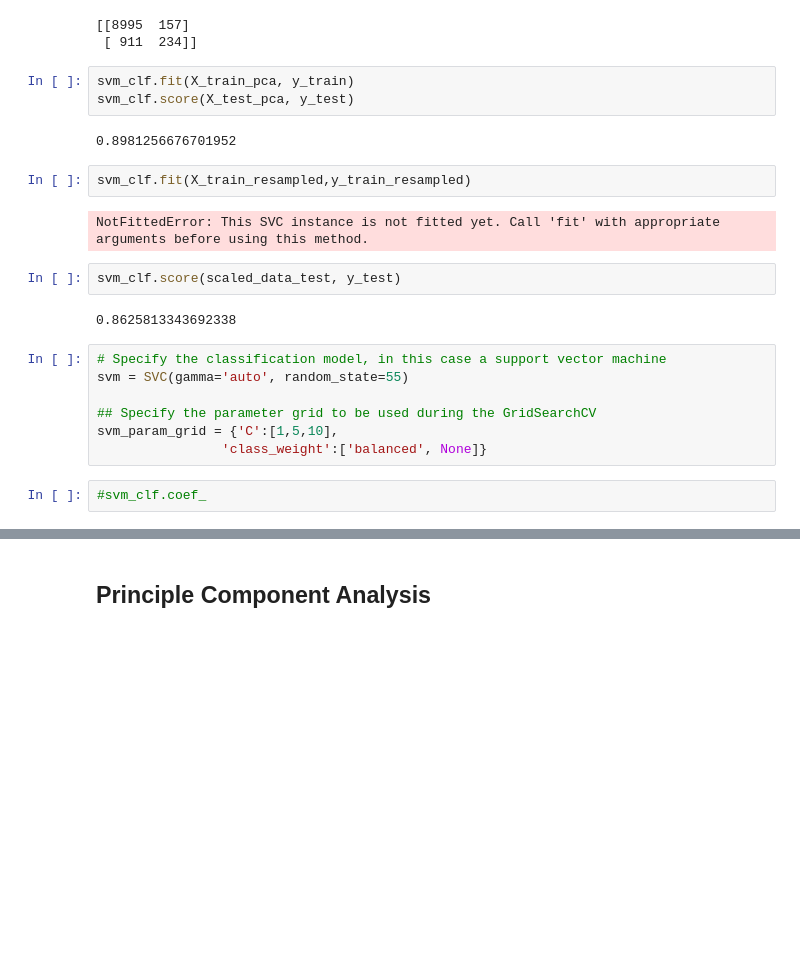
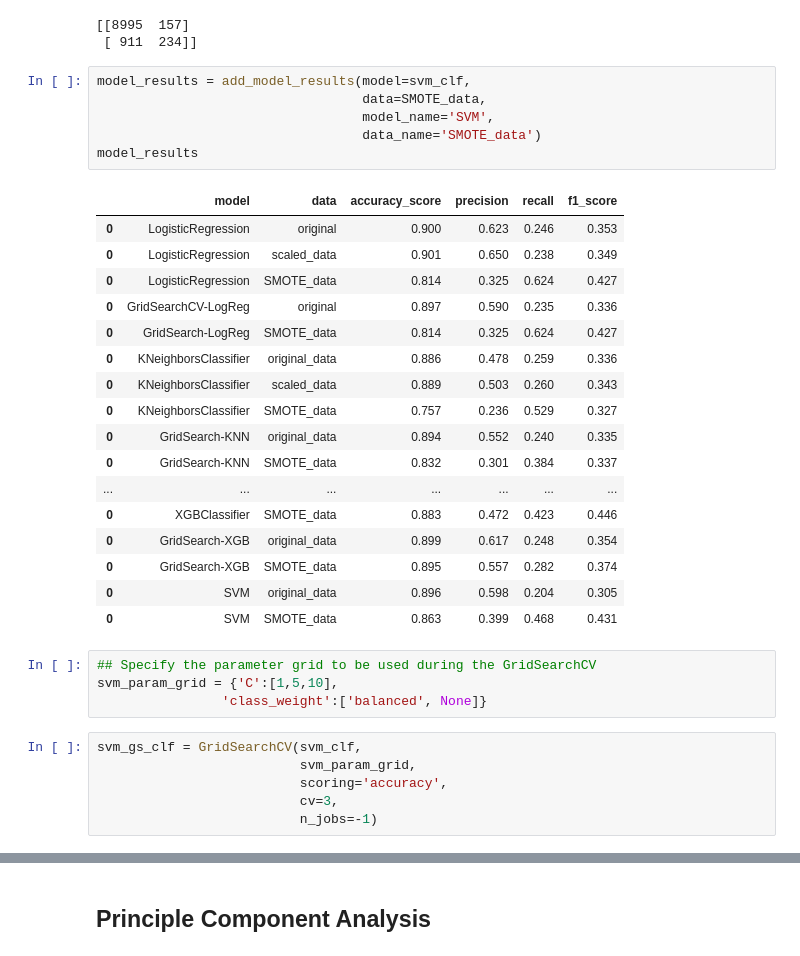
Before and after one commit to JaHerbas/bank-marketing-classification, a Jupyter notebook: Mod5_Project_Bank_Marketing_Classifier.ipynb, the cells around one changed output, grey strips where cells are left out. Cells and saved outputs as stored; diff of their text form; blank space fills up the shorter version.

Commit message:
modeling

```diff
--- a/Mod5_Project_Bank_Marketing_Classifier.ipynb
+++ b/Mod5_Project_Bank_Marketing_Classifier.ipynb
@@ -1818,25 +1818,37 @@ print(confusion_matrix(y_test, svm_clf.predict(X_test)))
 # %% [output]
 [[8995  157]
  [ 911  234]]
-# %%
-svm_clf.fit(X_train_pca, y_train)
-svm_clf.score(X_test_pca, y_test)
-# %% [output]
-0.8981256676701952
-# %%
-svm_clf.fit(X_train_resampled,y_train_resampled)
-# %% [output]
-NotFittedError: This SVC instance is not fitted yet. Call 'fit' with appropriate arguments before using this method.
-# %%
-svm_clf.score(scaled_data_test, y_test)
-# %% [output]
-0.8625813343692338
+# %%
+model_results = add_model_results(model=svm_clf,
+                                  data=SMOTE_data,
+                                  model_name='SVM',
+                                  data_name='SMOTE_data')
+model_results
+# %% [output]
+|  | model | data | accuracy_score | precision | recall | f1_score |
+| 0 | LogisticRegression | original | 0.900 | 0.623 | 0.246 | 0.353 |
+| 0 | LogisticRegression | scaled_data | 0.901 | 0.650 | 0.238 | 0.349 |
+| 0 | LogisticRegression | SMOTE_data | 0.814 | 0.325 | 0.624 | 0.427 |
+| 0 | GridSearchCV-LogReg | original | 0.897 | 0.590 | 0.235 | 0.336 |
+| 0 | GridSearch-LogReg | SMOTE_data | 0.814 | 0.325 | 0.624 | 0.427 |
+| 0 | KNeighborsClassifier | original_data | 0.886 | 0.478 | 0.259 | 0.336 |
+| 0 | KNeighborsClassifier | scaled_data | 0.889 | 0.503 | 0.260 | 0.343 |
+| 0 | KNeighborsClassifier | SMOTE_data | 0.757 | 0.236 | 0.529 | 0.327 |
+| 0 | GridSearch-KNN | original_data | 0.894 | 0.552 | 0.240 | 0.335 |
+| 0 | GridSearch-KNN | SMOTE_data | 0.832 | 0.301 | 0.384 | 0.337 |
+| ... | ... | ... | ... | ... | ... | ... |
+| 0 | XGBClassifier | SMOTE_data | 0.883 | 0.472 | 0.423 | 0.446 |
+| 0 | GridSearch-XGB | original_data | 0.899 | 0.617 | 0.248 | 0.354 |
+| 0 | GridSearch-XGB | SMOTE_data | 0.895 | 0.557 | 0.282 | 0.374 |
+| 0 | SVM | original_data | 0.896 | 0.598 | 0.204 | 0.305 |
+| 0 | SVM | SMOTE_data | 0.863 | 0.399 | 0.468 | 0.431 |
 # %%
-# Specify the classification model, in this case a support vector machine
-svm = SVC(gamma='auto', random_state=55)
-
 ## Specify the parameter grid to be used during the GridSearchCV
 svm_param_grid = {'C':[1,5,10],
                 'class_weight':['balanced', None]}
-# %%
-#svm_clf.coef_
+# %%
+svm_gs_clf = GridSearchCV(svm_clf,
+                          svm_param_grid,
+                          scoring='accuracy',
+                          cv=3,
+                          n_jobs=-1)
```
Also changed, not shown: parts of 40 cells of this notebook.
